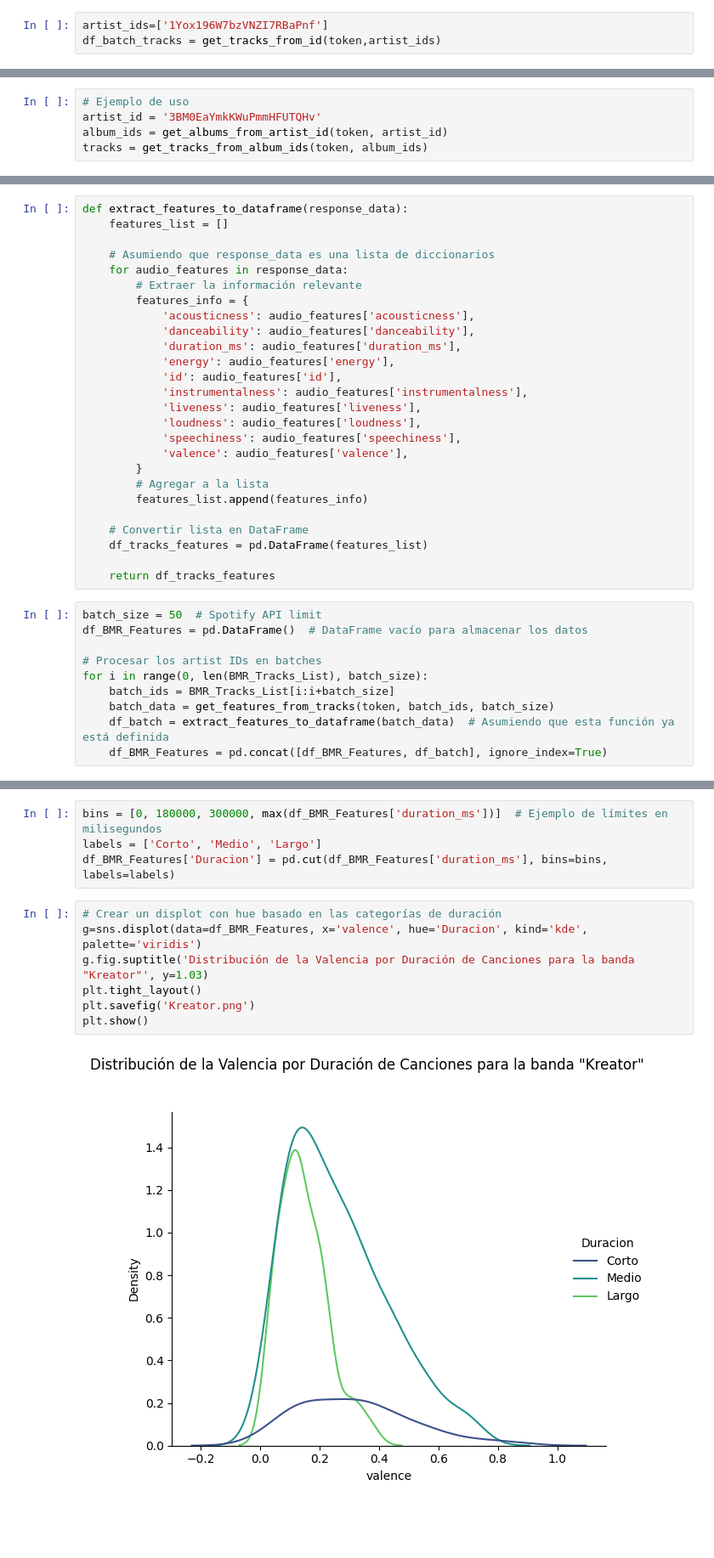
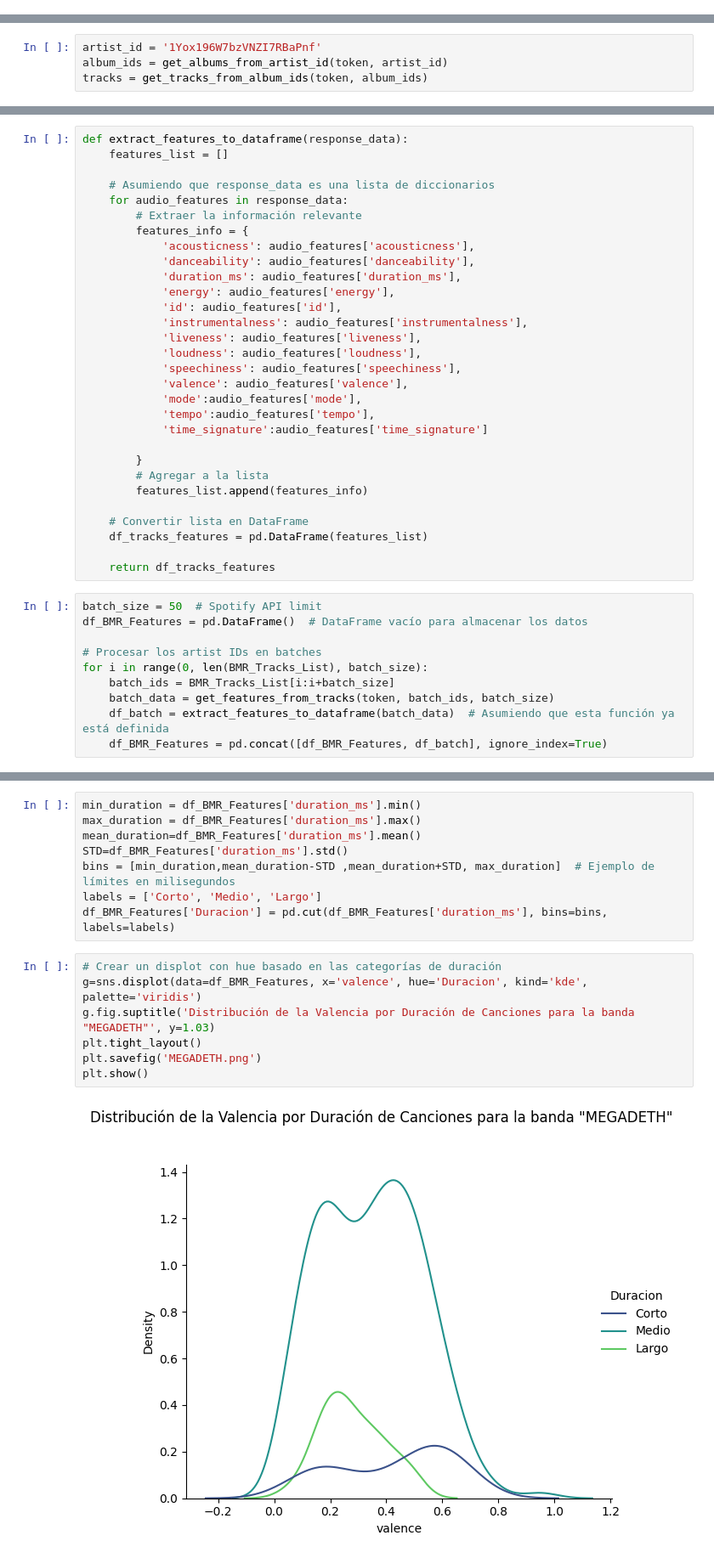
Before and after one commit to chainReactionCol/newRep, a Jupyter notebook: spotifyApiConnection.ipynb, the cells around one changed output, grey strips where cells are left out. Shown at 85% size. Saved outputs shown, nothing was run; the diff lists cells and outputs as text; blank space fills up the shorter version.

```diff
--- a/spotifyApiConnection.ipynb
+++ b/spotifyApiConnection.ipynb
@@ -541,7 +540,4 @@ def get_tracks_from_id(token, artist_ids, batch_size=50):
             sleep(1)  # Esperar un segundo antes de continuar para no sobrecargar la API
 
     return all_artist_tracks
-# %%
-artist_ids=['1Yox196W7bzVNZI7RBaPnf']
-df_batch_tracks = get_tracks_from_id(token,artist_ids)
 # %%
@@ -590,8 +584,7 @@ def get_tracks_from_album_ids(token, album_ids):
 
     return all_tracks
 # %%
-# Ejemplo de uso
-artist_id = '3BM0EaYmkKWuPmmHFUTQHv'
+artist_id = '1Yox196W7bzVNZI7RBaPnf'
 album_ids = get_albums_from_artist_id(token, artist_id)
 tracks = get_tracks_from_album_ids(token, album_ids)
 # %%
@@ -695,6 +688,10 @@ def extract_features_to_dataframe(response_data):
             'loudness': audio_features['loudness'],
             'speechiness': audio_features['speechiness'],
             'valence': audio_features['valence'],
+            'mode':audio_features['mode'],
+            'tempo':audio_features['tempo'],
+            'time_signature':audio_features['time_signature']
+
         }
         # Agregar a la lista
         features_list.append(features_info)
@@ -760,13 +767,17 @@ Name: duration_ms, dtype: float64
 # %%
-bins = [0, 180000, 300000, max(df_BMR_Features['duration_ms'])]  # Ejemplo de límites en milisegundos
+min_duration = df_BMR_Features['duration_ms'].min()
+max_duration = df_BMR_Features['duration_ms'].max()
+mean_duration=df_BMR_Features['duration_ms'].mean()
+STD=df_BMR_Features['duration_ms'].std()
+bins = [min_duration,mean_duration-STD ,mean_duration+STD, max_duration]  # Ejemplo de límites en milisegundos
 labels = ['Corto', 'Medio', 'Largo']
 df_BMR_Features['Duracion'] = pd.cut(df_BMR_Features['duration_ms'], bins=bins, labels=labels)
 # %%
 # Crear un displot con hue basado en las categorías de duración
 g=sns.displot(data=df_BMR_Features, x='valence', hue='Duracion', kind='kde', palette='viridis')
-g.fig.suptitle('Distribución de la Valencia por Duración de Canciones para la banda "Kreator"', y=1.03)
+g.fig.suptitle('Distribución de la Valencia por Duración de Canciones para la banda "MEGADETH"', y=1.03)
 plt.tight_layout()
-plt.savefig('Kreator.png')
+plt.savefig('MEGADETH.png')
 plt.show()
 # %% [output]
-[figure, old version]
+[figure, new version]
```
Also changed, not shown: parts of 24 cells of this notebook, 4 other files.
